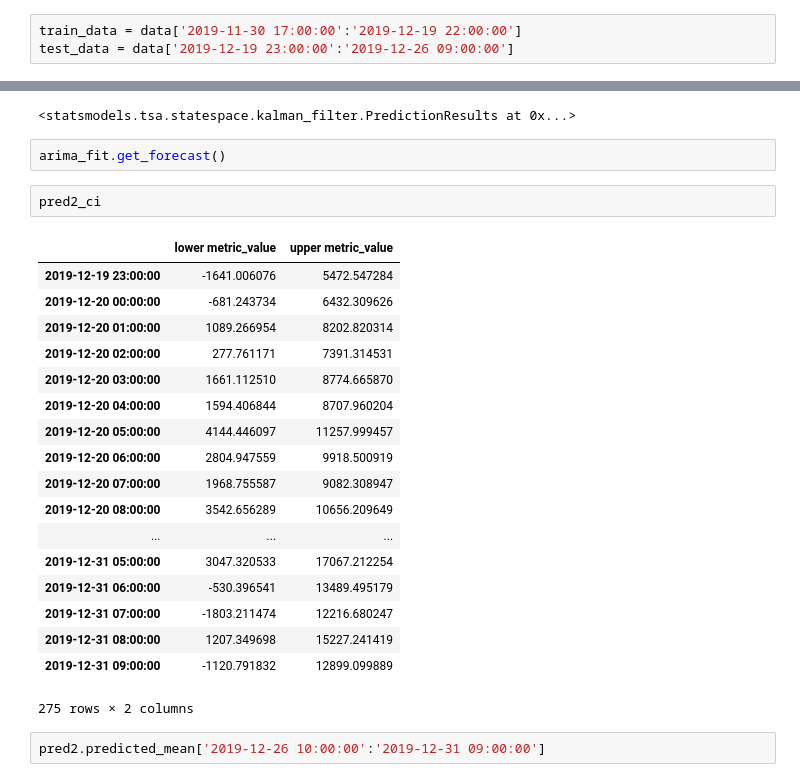
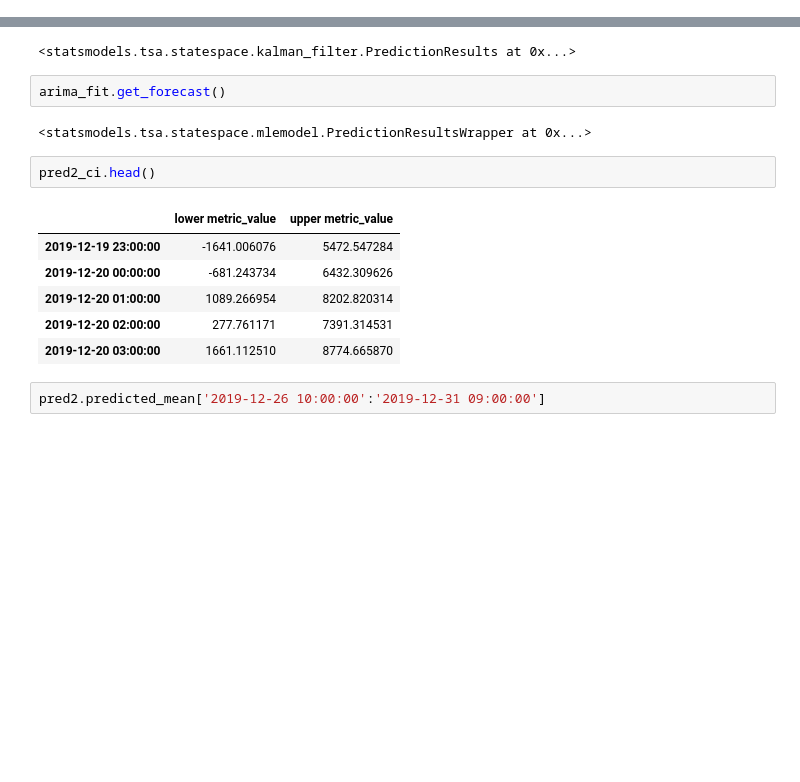
Before and after one commit to Noahz110/time-series-prediction, a Jupyter notebook: notebook/Amazon_forecast.ipynb, the cells around one changed output, grey strips where cells are left out. Saved outputs shown, nothing was run; the diff lists cells and outputs as text; blank space fills up the shorter version.

```diff
--- a/notebook/Amazon_forecast.ipynb
+++ b/notebook/Amazon_forecast.ipynb
@@ -82,3 +55,0 @@ seasonal_pdq = [(x[0], x[1], x[2], 24) for x in list(itertools.product(p, d, q))
-# %%
-train_data = data['2019-11-30 17:00:00':'2019-12-19 22:00:00']
-test_data = data['2019-12-19 23:00:00':'2019-12-26 09:00:00']
@@ -159,27 +118,17 @@ pred2.prediction_results
 <statsmodels.tsa.statespace.kalman_filter.PredictionResults at 0x...>
 # %%
 arima_fit.get_forecast()
+# %% [output]
+<statsmodels.tsa.statespace.mlemodel.PredictionResultsWrapper at 0x...>
 # %%
-pred2_ci
+pred2_ci.head()
 # %% [output]
 |  | lower metric_value | upper metric_value |
 | 2019-12-19 23:00:00 | -1641.006076 | 5472.547284 |
 | 2019-12-20 00:00:00 | -681.243734 | 6432.309626 |
 | 2019-12-20 01:00:00 | 1089.266954 | 8202.820314 |
 | 2019-12-20 02:00:00 | 277.761171 | 7391.314531 |
 | 2019-12-20 03:00:00 | 1661.112510 | 8774.665870 |
-| 2019-12-20 04:00:00 | 1594.406844 | 8707.960204 |
-| 2019-12-20 05:00:00 | 4144.446097 | 11257.999457 |
-| 2019-12-20 06:00:00 | 2804.947559 | 9918.500919 |
-| 2019-12-20 07:00:00 | 1968.755587 | 9082.308947 |
-| 2019-12-20 08:00:00 | 3542.656289 | 10656.209649 |
-| ... | ... | ... |
-| 2019-12-31 05:00:00 | 3047.320533 | 17067.212254 |
-| 2019-12-31 06:00:00 | -530.396541 | 13489.495179 |
-| 2019-12-31 07:00:00 | -1803.211474 | 12216.680247 |
-| 2019-12-31 08:00:00 | 1207.349698 | 15227.241419 |
-| 2019-12-31 09:00:00 | -1120.791832 | 12899.099889 |
-275 rows × 2 columns
 # %%
 pred2.predicted_mean['2019-12-26 10:00:00':'2019-12-31 09:00:00']
 # %% [output]
```
Also changed, not shown: parts of 86 cells of this notebook.
